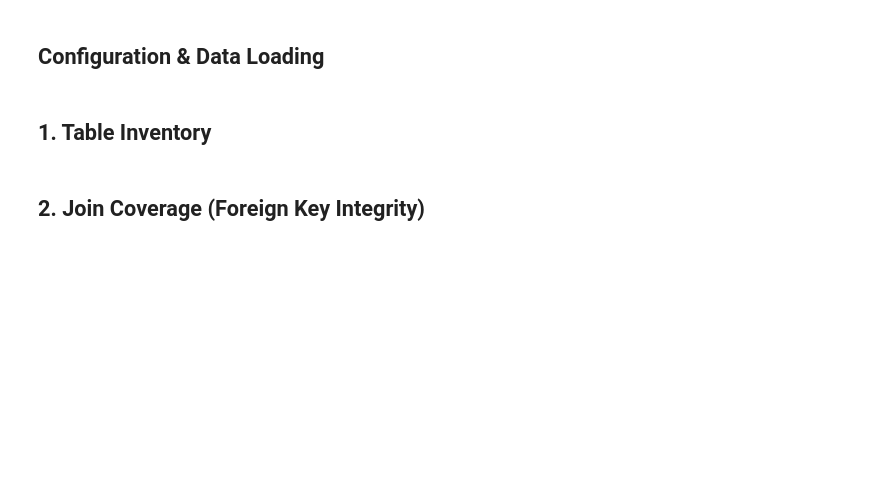
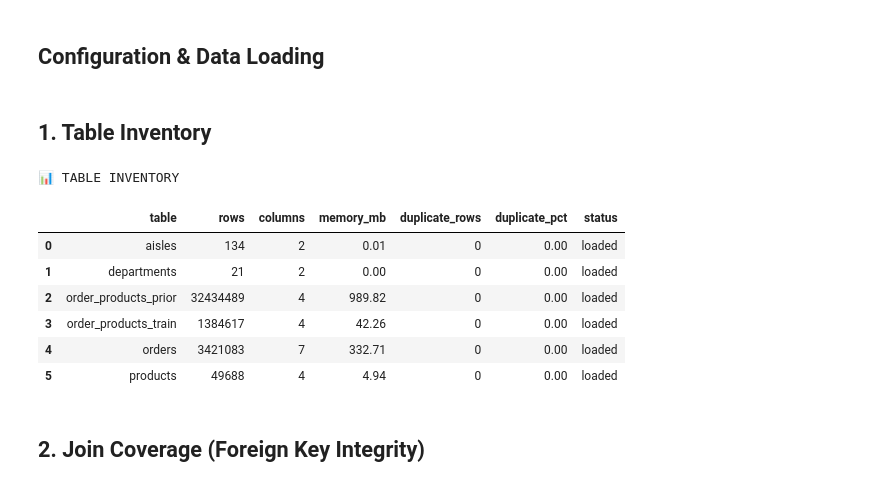
Before and after one commit to ppts2545/Instacart-Market-Basket-Analysis, a Jupyter notebook: notebooks/01_Data_Understanding/04b_processed_data_quality.ipynb, the cells around one changed output. Saved outputs shown, nothing was run; the diff lists cells and outputs as text; code cells hidden in the pictures; blank space fills up the shorter version.

```diff
--- a/notebooks/01_Data_Understanding/04b_processed_data_quality.ipynb
+++ b/notebooks/01_Data_Understanding/04b_processed_data_quality.ipynb
@@ -24,31 +26,18 @@ pd.set_option('display.float_format', '{:,.2f}'.format)
 # %% [markdown]
 ## Configuration & Data Loading
 # %%
-# Resolve project root
-PROJECT_ROOT = Path.cwd().resolve()
-if not (PROJECT_ROOT / "src").exists():
-    for parent in PROJECT_ROOT.parents:
-        if (parent / "src").exists() and (parent / "data").exists():
-            PROJECT_ROOT = parent
-            break
+order_products_prior = pd.read_csv(f'{DATA_PATH}order_products__prior.csv')
+order_products_train = pd.read_csv(f'{DATA_PATH}order_products__train.csv')
+orders = pd.read_csv(f'{DATA_PATH}orders.csv')
+products = pd.read_csv(f'{DATA_PATH}products.csv')
+aisles = pd.read_csv(f'{DATA_PATH}aisles.csv')
+departments = pd.read_csv(f'{DATA_PATH}departments.csv')
 
-if str(PROJECT_ROOT / "src") not in sys.path:
-    sys.path.insert(0, str(PROJECT_ROOT / "src"))
-
-from instacart_quality import load_quality_table
-
-# Configuration: switch between sample and full dataset
-USE_SAMPLE = False  # Set to True for quick testing
-
-TABLE_NAMES = [
-    "orders",
-    "order_products_prior",
-    "order_products_train",
-    "products",
-    "aisles",
-    "departments",
-    "customer_cumulative_reorder",
-]
-
-print(f"PROJECT_ROOT: {PROJECT_ROOT}")
-print(f"Data mode: {'SAMPLE' if USE_SAMPLE else 'FULL DATASET'}")
+tables = {
+    'orders': orders,
+    "order_products_prior": order_products_prior,
+    "order_products_train": order_products_train,
+    "products": products,
+    "aisles": aisles,
+    "departments": departments
+}
@@ -79,34 +53,43 @@ def build_table_inventory(table_map: dict[str, pd.DataFrame]) -> pd.DataFrame:
                 {
                     "table": name,
                     "rows": 0,
                     "columns": 0,
                     "memory_mb": 0.0,
                     "duplicate_rows": 0,
                     "duplicate_pct": 0.0,
                     "status": "missing_or_empty",
                 }
             )
             continue
 
         duplicate_rows = int(data.duplicated().sum())
         rows.append(
             {
                 "table": name,
                 "rows": int(len(data)),
                 "columns": int(data.shape[1]),
                 "memory_mb": round(float(data.memory_usage(deep=True).sum()) / (1024**2), 2),
                 "duplicate_rows": duplicate_rows,
                 "duplicate_pct": round(duplicate_rows / len(data) * 100, 3) if len(data) else 0.0,
                 "status": "loaded",
             }
         )
 
     return pd.DataFrame(rows).sort_values("table").reset_index(drop=True)
 
 
-inventory_df = build_table_inventory(all_tables)
+inventory_df = build_table_inventory(tables)
 print("📊 TABLE INVENTORY\n")
 display(inventory_df)
+# %% [output]
+📊 TABLE INVENTORY
+|  | table | rows | columns | memory_mb | duplicate_rows | duplicate_pct | status |
+| 0 | aisles | 134 | 2 | 0.01 | 0 | 0.00 | loaded |
+| 1 | departments | 21 | 2 | 0.00 | 0 | 0.00 | loaded |
+| 2 | order_products_prior | 32434489 | 4 | 989.82 | 0 | 0.00 | loaded |
+| 3 | order_products_train | 1384617 | 4 | 42.26 | 0 | 0.00 | loaded |
+| 4 | orders | 3421083 | 7 | 332.71 | 0 | 0.00 | loaded |
+| 5 | products | 49688 | 4 | 4.94 | 0 | 0.00 | loaded |
 # %% [markdown]
 ## 2. Join Coverage (Foreign Key Integrity)
 # %%
```
Also changed, not shown: parts of 6 cells of this notebook, 30 other files.
